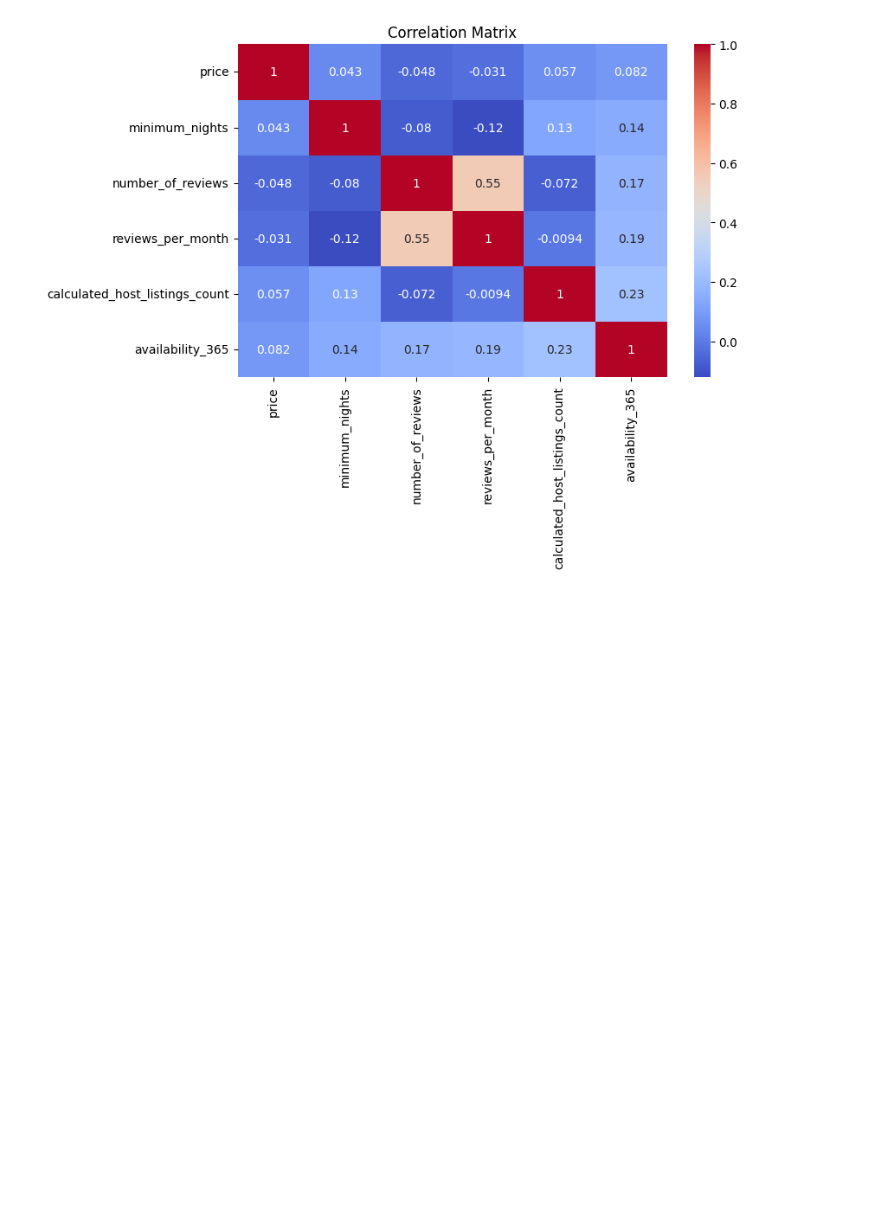
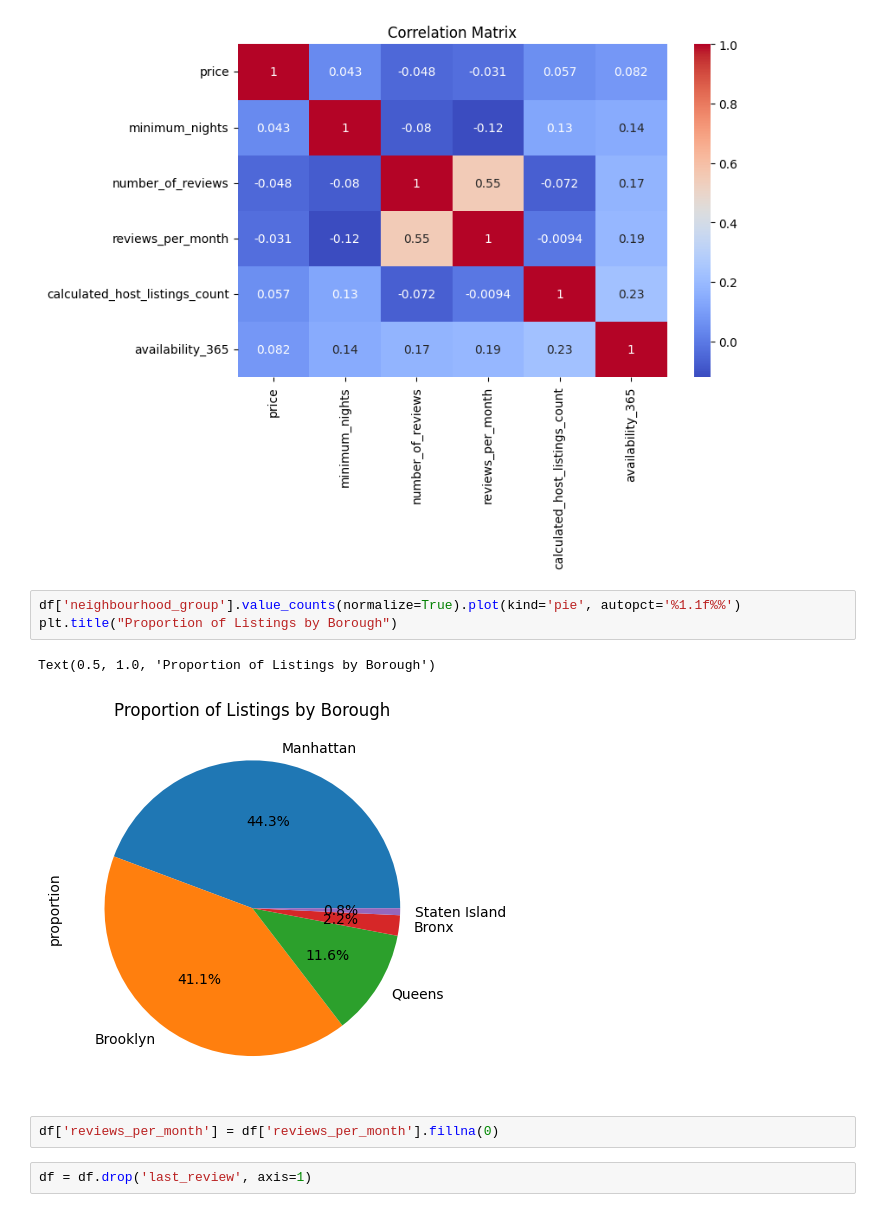
Before and after one commit to Ani-404/NYC-Airbnb, a Jupyter notebook: notebooks/colab.ipynb, the cells around one changed output. Saved outputs shown, nothing was run; the diff lists cells and outputs as text; blank space fills up the shorter version.

```diff
--- a/notebooks/colab.ipynb
+++ b/notebooks/colab.ipynb
@@ -165,3 +165,13 @@ plt.title("Correlation Matrix")
 # %% [output]
 Text(0.5, 1.0, 'Correlation Matrix')
 [figure]
+# %%
+df['neighbourhood_group'].value_counts(normalize=True).plot(kind='pie', autopct='%1.1f%%')
+plt.title("Proportion of Listings by Borough")
+# %% [output]
+Text(0.5, 1.0, 'Proportion of Listings by Borough')
+[figure, added]
+# %%
+df['reviews_per_month'] = df['reviews_per_month'].fillna(0)
+# %%
+df = df.drop('last_review', axis=1)
```
Also changed, not shown: parts of 2 cells of this notebook.
